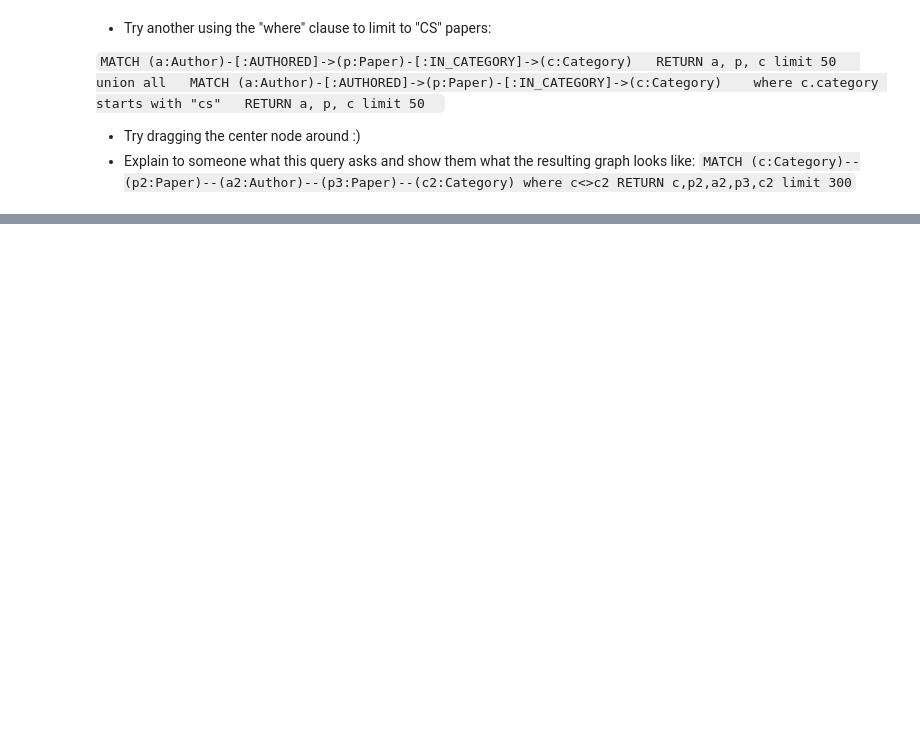
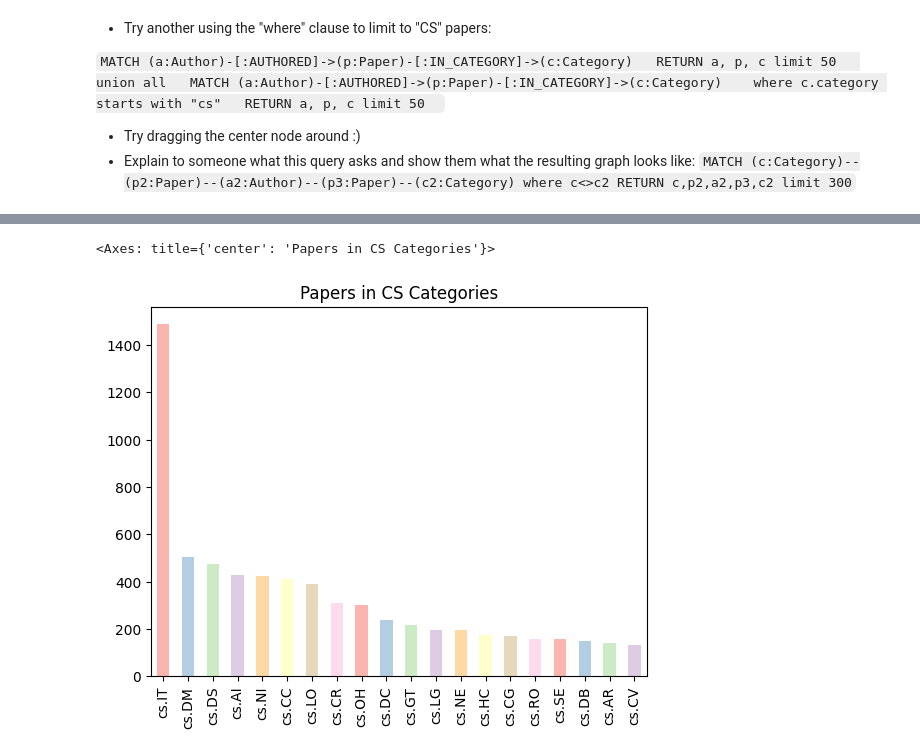
Before and after one commit to zackjsorensen/CS235, a Jupyter notebook: notebooks/neo4j_lab.ipynb, the cells around one changed output, grey strips where cells are left out. Saved outputs shown, nothing was run; the diff lists cells and outputs as text; code cells hidden in the pictures; blank space fills up the shorter version.

```diff
--- a/notebooks/neo4j_lab.ipynb
+++ b/notebooks/neo4j_lab.ipynb
@@ -14,9 +14,9 @@
 # (Run this and read to understand)
 # Enter values!
 
-uri = "neo4j+s://0cf316a8e877a2c78b258bbec975f844.bolt.neo4jsandbox.com:443"
-user = "zackjsorensen"
-pwd = "zka2CRA7vjc1txz!nua"
+uri = "bolt://3.83.12.198:7687"
+user = "neo4j"
+pwd = "slits-sprayer-downgrade"
 
 if uri == "<PUT THE BOLT URL HERE>" or user == "<PUT USER HERE>" or pwd == "<PUT PASSWORD HERE>":
      raise ValueError('PLEASE CHANGE THE VALUES SO YOU CAN CONNECT TO THE DATABASE!')
@@ -284,0 +362,17 @@ plt.gca().spines[['top', 'right',]].set_visible(False)
+# %%
+# Can you show the indegree of just computer science type category papers?
+
+# YOUR CODE HERE
+
+query_string = '''
+MATCH (c:Category)
+WHERE c.category STARTS WITH "cs"
+RETURN c.category, apoc.node.degree(c, "<IN_CATEGORY") AS inDegree
+ORDER BY inDegree DESC LIMIT 20
+'''
+
+top_cs_df = pd.DataFrame([dict(_) for _ in conn.query(query_string)])
+top_cs_df.plot.bar(y = "inDegree", x = "c.category", xlabel="", title="Papers in CS Categories", legend=None, color=plt.cm.Pastel1(np.arange(8)))
+# %% [output]
+<Axes: title={'center': 'Papers in CS Categories'}>
+[figure, added]
```
Also changed, not shown: parts of 14 cells of this notebook.
